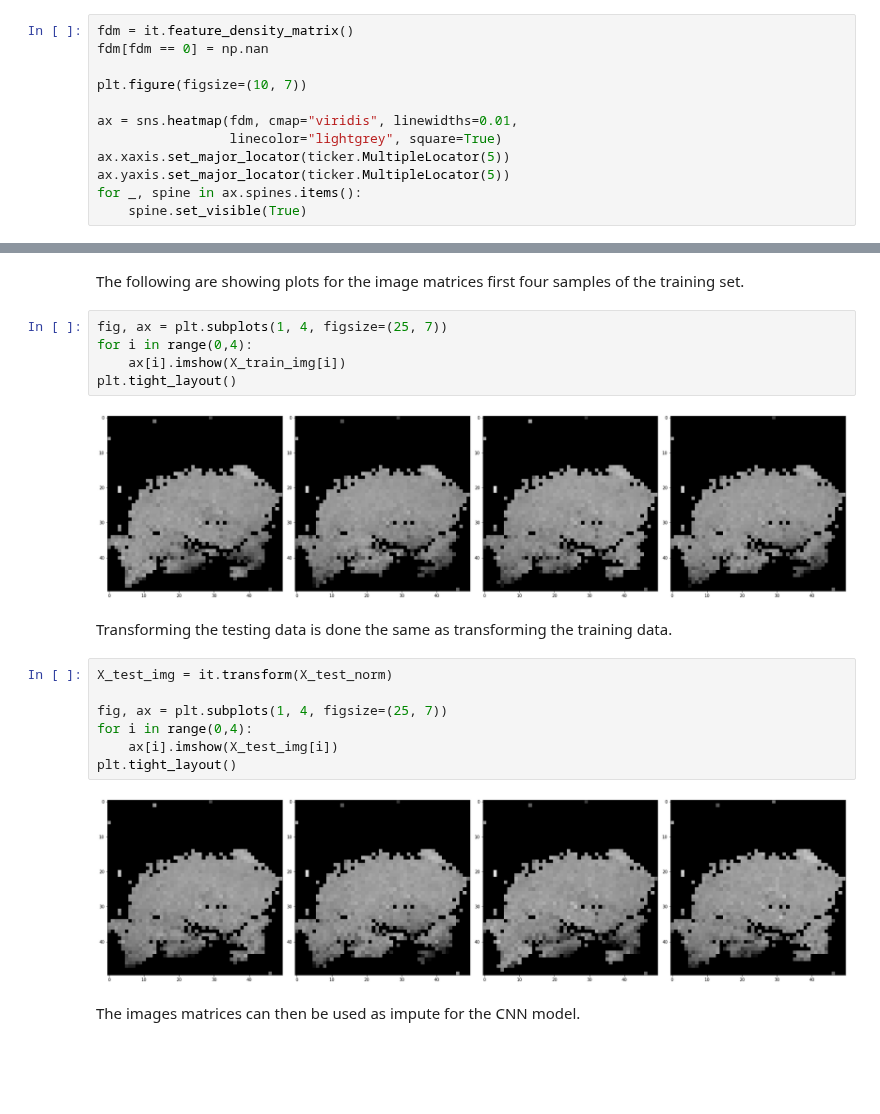
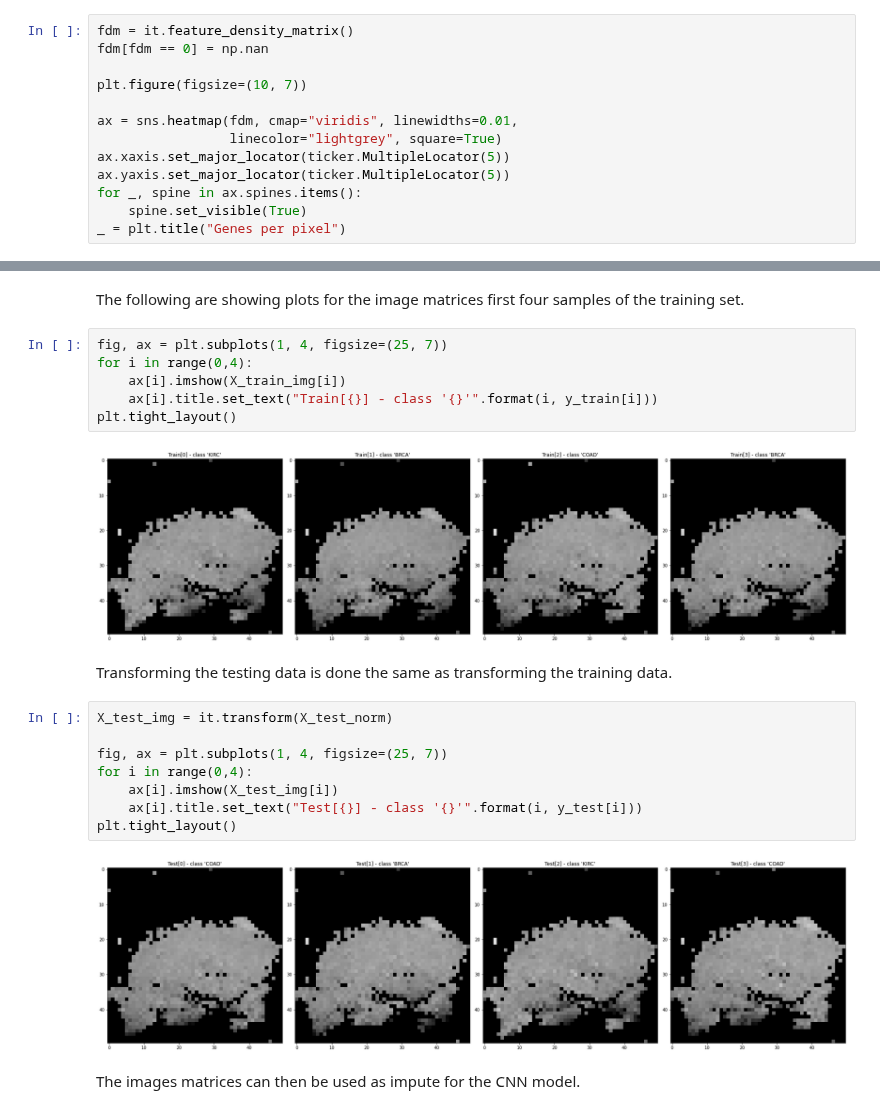
Before and after one commit to autogluon/autogluon, a Jupyter notebook: README.ipynb, the cells around one changed output, grey strips where cells are left out. Drawn from its saved outputs; the diff is of its cells as text; blank space fills up the shorter version.

```diff
--- a/README.ipynb
+++ b/README.ipynb
@@ -80,4 +80,5 @@ ax.xaxis.set_major_locator(ticker.MultipleLocator(5))
 ax.yaxis.set_major_locator(ticker.MultipleLocator(5))
 for _, spine in ax.spines.items():
     spine.set_visible(True)
+_ = plt.title("Genes per pixel")
 # %% [output]
@@ -120,10 +121,11 @@ of the training set.
 # %%
 fig, ax = plt.subplots(1, 4, figsize=(25, 7))
 for i in range(0,4):
     ax[i].imshow(X_train_img[i])
+    ax[i].title.set_text("Train[{}] - class '{}'".format(i, y_train[i]))
 plt.tight_layout()
 # %% [output]
-[figure, old version]
+[figure, new version]
 # %% [markdown]
 Transforming the testing data is done the same as transforming the
 training data.
@@ -133,8 +135,9 @@ X_test_img = it.transform(X_test_norm)
 fig, ax = plt.subplots(1, 4, figsize=(25, 7))
 for i in range(0,4):
     ax[i].imshow(X_test_img[i])
+    ax[i].title.set_text("Test[{}] - class '{}'".format(i, y_test[i]))
 plt.tight_layout()
 # %% [output]
-[figure, old version]
+[figure, new version]
 # %% [markdown]
 The images matrices can then be used as impute for the CNN model.
```
Also changed, not shown: parts of 1 cell of this notebook, 9 other files.
